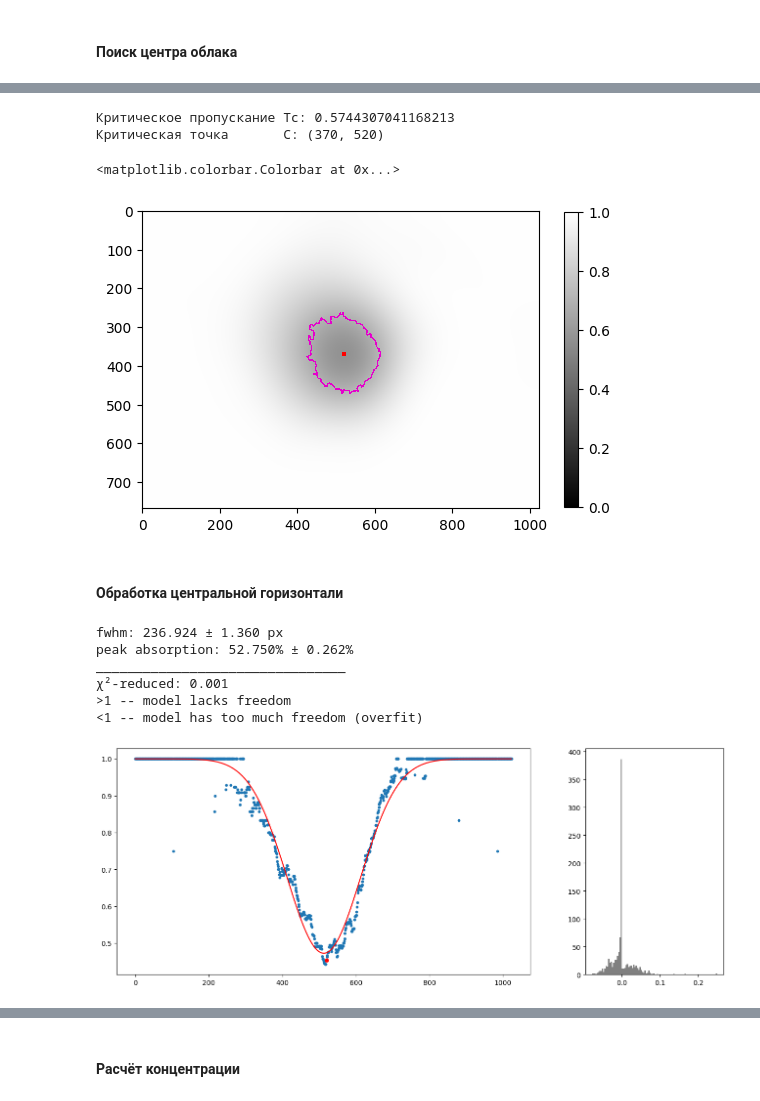
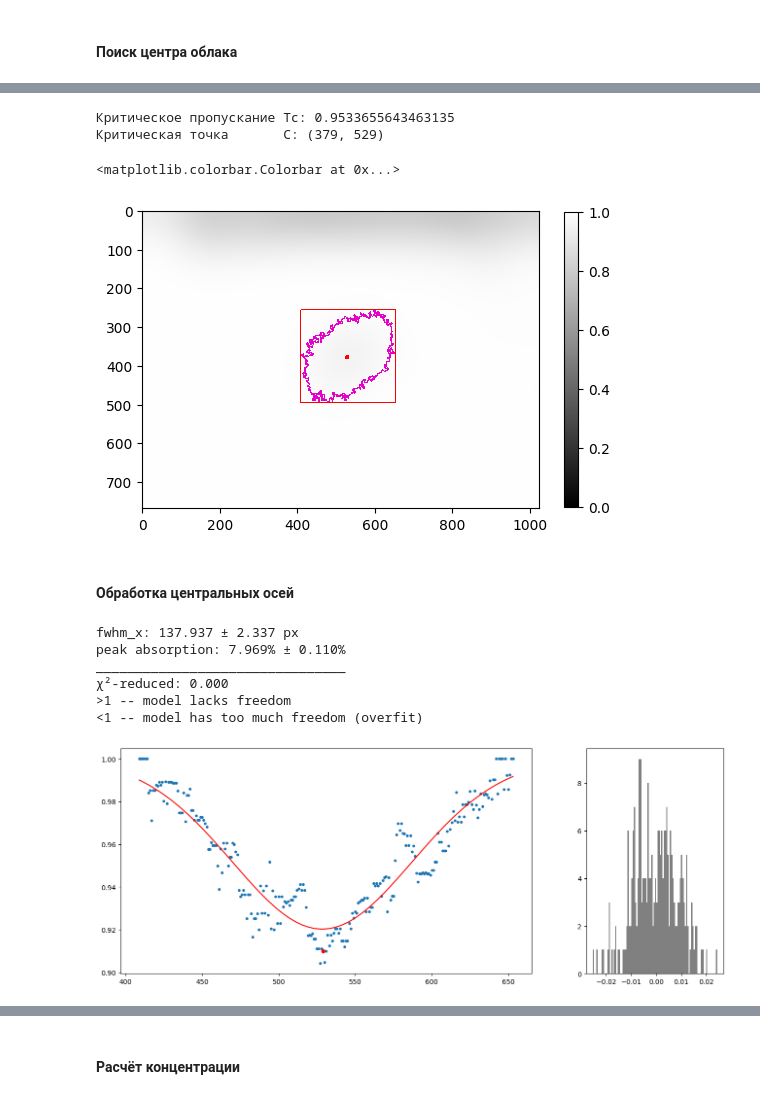
Before and after one commit to chekhyr/AbIm-soft, a Jupyter notebook: AI_Calcium.ipynb, the cells around one changed output, grey strips where cells are left out. Drawn from its saved outputs; the diff is of its cells as text; code cells hidden in the pictures.

```diff
--- a/AI_Calcium.ipynb
+++ b/AI_Calcium.ipynb
@@ -27,10 +27,10 @@ Kx_abs = 0.0006272973203202318
 # %% [markdown]
 #### Обработка поглощения
 # %%
-file_abs = "image_5"
+file_abs = "image_0"
 #directory = r"..//" #EXPERIMENTS
 #directory = r"../..//" #desktop
-directory = r"../2025-10-09_densityScan_b=75/d=6.79V//" #EXPERIMENTS
+directory = r"../2025-10-08_densityScan_b=115/d=6.44V//" #EXPERIMENTS
 
 '''Чтение и разбиение файла'''
 img = PIL.Image.open(directory + file_abs + ".tif") #initially a grayscale image
@@ -75,7 +75,7 @@ for i in range(rows):
 '''Сглаживание шумов'''
 M = cv2.medianBlur(F, 5)
 
-TRSH = .65
+TRSH = .99
 '''Фильтрация пропускания ниже порогового значения'''
 _, binary = cv2.threshold(M, TRSH, 1, cv2.THRESH_BINARY_INV)
 # THRESH_BINARY_INV:
@@ -110,54 +110,60 @@ G = cv2.GaussianBlur(M, (0, 0), sigmaX=50)
 min_val, _, (jc_abs, ic_abs), _ = cv2.minMaxLoc(G, mask=ROI)
 print(f"Критическое пропускание\tTc: {min_val}\nКритическая точка\tC: {(ic_abs, jc_abs)} ")
 
+'''Ограничивающий прямоугольник'''
+j_min, i_min, w, h = cv2.boundingRect(largest_contour)
+j_max = j_min + w
+i_max = i_min + h
+
 '''Отрисовка полученного контура'''
 output = cv2.cvtColor(G, cv2.COLOR_GRAY2BGR)  # Переводим в BGR для рисования
 cv2.drawContours(output, [largest_contour], -1, (.9, 0, .8), 2)
 cv2.circle(output, (jc_abs, ic_abs), 6, (1., 0, 0), -1)
+cv2.rectangle(output, (j_min, i_min), (j_max, i_max), (1., 0, 0), 2)
 output_rgb = cv2.cvtColor(output, cv2.COLOR_BGR2RGB)
 plt.imshow(output, interpolation='none', cmap="gray")
 plt.colorbar(shrink=.8)
 # %% [output]
-Критическое пропускание Tc: 0.5744307041168213
-Критическая точка       C: (370, 520)
+Критическое пропускание Tc: 0.9533655643463135
+Критическая точка       C: (379, 529)
 <matplotlib.colorbar.Colorbar at 0x...>
-[figure, old version]
+[figure, new version]
 # %% [markdown]
-#### Обработка центральной горизонтали
+#### Обработка центральных осей
 # %%
 '''Профиль по оси j (для величины w_x)'''
-data = 1-M[ic_abs, :] #без медианного сглаживания шумы слишком сильные, чтобы сигнал был различим
-arg = np.arange(0, columns, 1)
+data = 1-M[ic_abs, j_min:j_max] #без медианного сглаживания шумы слишком сильные, чтобы сигнал был различим
+arg = np.arange(j_min, j_max, 1)
 
 '''Фитирование нормальным распределением'''
 pars = gauss.guess(data, x=arg) #затравочные параметры
 out = gauss.fit(data, pars, x=arg, calc_covar=False)
 
 residuals = data - out.best_fit
-fwhm_abs = out.params["fwhm"].value
-w_abs = out.params["sigma"].value
+fwhmx_abs = out.params["fwhm"].value
+wx_abs = out.params["sigma"].value
 peak_abs = out.params["height"].value
 
-print("fwhm: %.3f ± %.3f px" % (fwhm_abs, out.params["fwhm"].stderr)) #stderr соответствует p = 0.68 (1-сигма)
-#print("w_x: %.3f ± %.3f px" % (w_abs, out.params["sigma"].stderr))
+print("fwhm_x: %.3f ± %.3f px" % (fwhmx_abs, out.params["fwhm"].stderr)) #stderr соответствует p = 0.68 (1-сигма)
+#print("w_x: %.3f ± %.3f px" % (wx_abs, out.params["sigma"].stderr))
 print("peak absorption: %.3f%% ± %.3f%%" % (peak_abs*100, out.params["height"].stderr*100))
 print("________________________________")
 print("χ²-reduced: \033[31m%.3f\033[0m" % out.redchi)
 print(">1 -- model lacks freedom")
 print("<1 -- model has too much freedom (overfit)")
 #print("Fit explains \033[31m%.3f\033[0m%% of data (R² param)" % (out.rsquared*100))
 
 fig, ax = plt.subplots(1, 2, gridspec_kw={'width_ratios': [3, 1]}, figsize=(16, 6))
 ax[0].scatter(arg, 1-data, s=10)
 ax[0].plot(arg, 1-out.best_fit, "r-")
-ax[0].plot(jc_abs, 1-data[jc_abs], 'r.', markersize=10)
+ax[0].plot(jc_abs, 1-data[jc_abs-j_min], 'r.', markersize=10)
 ax[1].hist(residuals.flatten(), bins=100, color="gray")
 plt.show()
 # %% [output]
-fwhm: 236.924 ± 1.360 px
-peak absorption: 52.750% ± 0.262%
+fwhm_x: 137.937 ± 2.337 px
+peak absorption: 7.969% ± 0.110%
 ________________________________
-χ²-reduced: 0.001
+χ²-reduced: 0.000
 >1 -- model lacks freedom
 <1 -- model has too much freedom (overfit)
-[figure, old version]
+[figure, new version]
```
Also changed, not shown: parts of 5 cells of this notebook, 1 other file.
